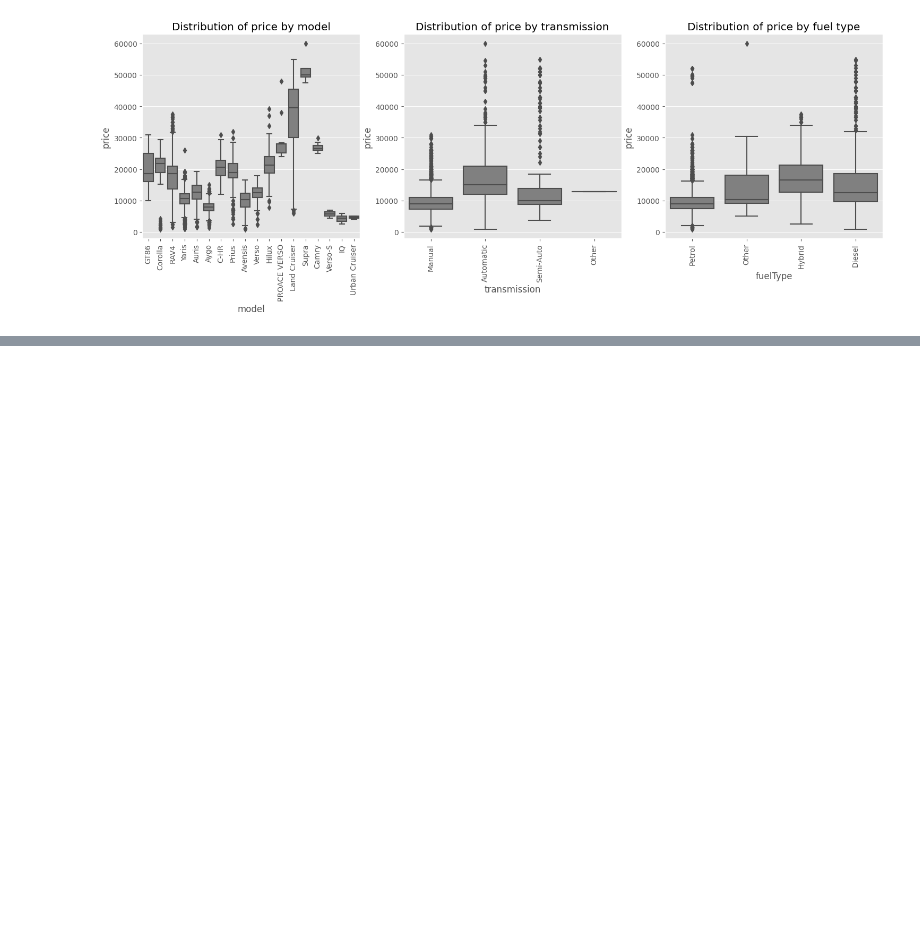
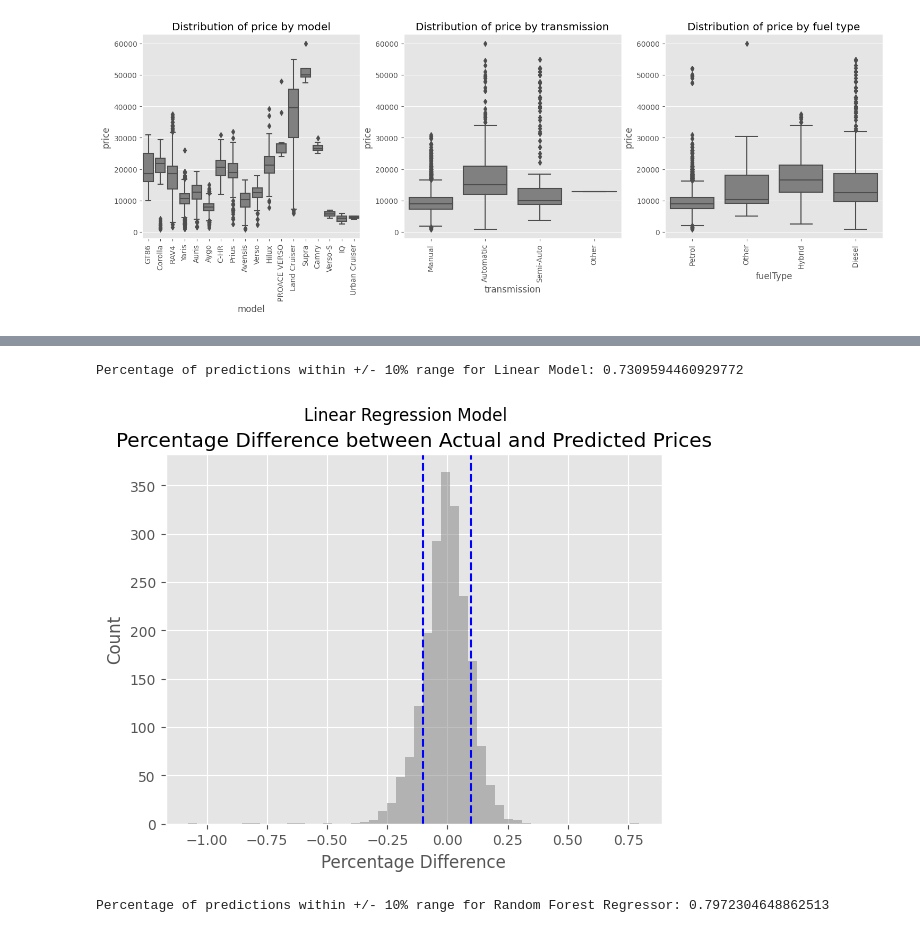
Before and after one commit to Julio-M-Siqueira/UK_Used_Car, a Jupyter notebook: notebook.ipynb, the cells around one changed output, grey strips where cells are left out. Saved outputs shown, nothing was run; the diff lists cells and outputs as text; code cells hidden in the pictures; blank space fills up the shorter version.

```diff
--- a/notebook.ipynb
+++ b/notebook.ipynb
@@ -160,0 +267,25 @@ plt.show()
+# %%
+diff_lr = (np.exp(y_test) - y_lr)/np.exp(y_test)
+within_10pct = len([d for d in diff_lr if abs(d) <= 0.1])
+pct_lr = within_10pct/len(diff_lr)
+print(f'Percentage of predictions within +/- 10% range for Linear Model: {pct_lr}')
+# %% [output]
+Percentage of predictions within +/- 10% range for Linear Model: 0.7309594460929772
+# %%
+plt.hist(diff_lr, bins=50, color='gray', alpha=.5)
+plt.axvline(x=0.1, color='b', linestyle='--', label='+/- 10% range')
+plt.axvline(x=-0.1, color='b', linestyle='--')
+plt.title('Percentage Difference between Actual and Predicted Prices')
+plt.suptitle('Linear Regression Model')
+plt.xlabel('Percentage Difference')
+plt.ylabel('Count')
+plt.show()
+# %% [output]
+[figure, added]
+# %%
+diff_tree = (np.exp(y_test) - y_tree)/np.exp(y_test)
+within_10pct = len([d for d in diff_tree if abs(d) <= 0.1])
+pct_tree = within_10pct/len(diff_tree)
+print(f'Percentage of predictions within +/- 10% range for Random Forest Regressor: {pct_tree}')
+# %% [output]
+Percentage of predictions within +/- 10% range for Random Forest Regressor: 0.7972304648862513
```
Also changed, not shown: parts of 16 cells of this notebook.
